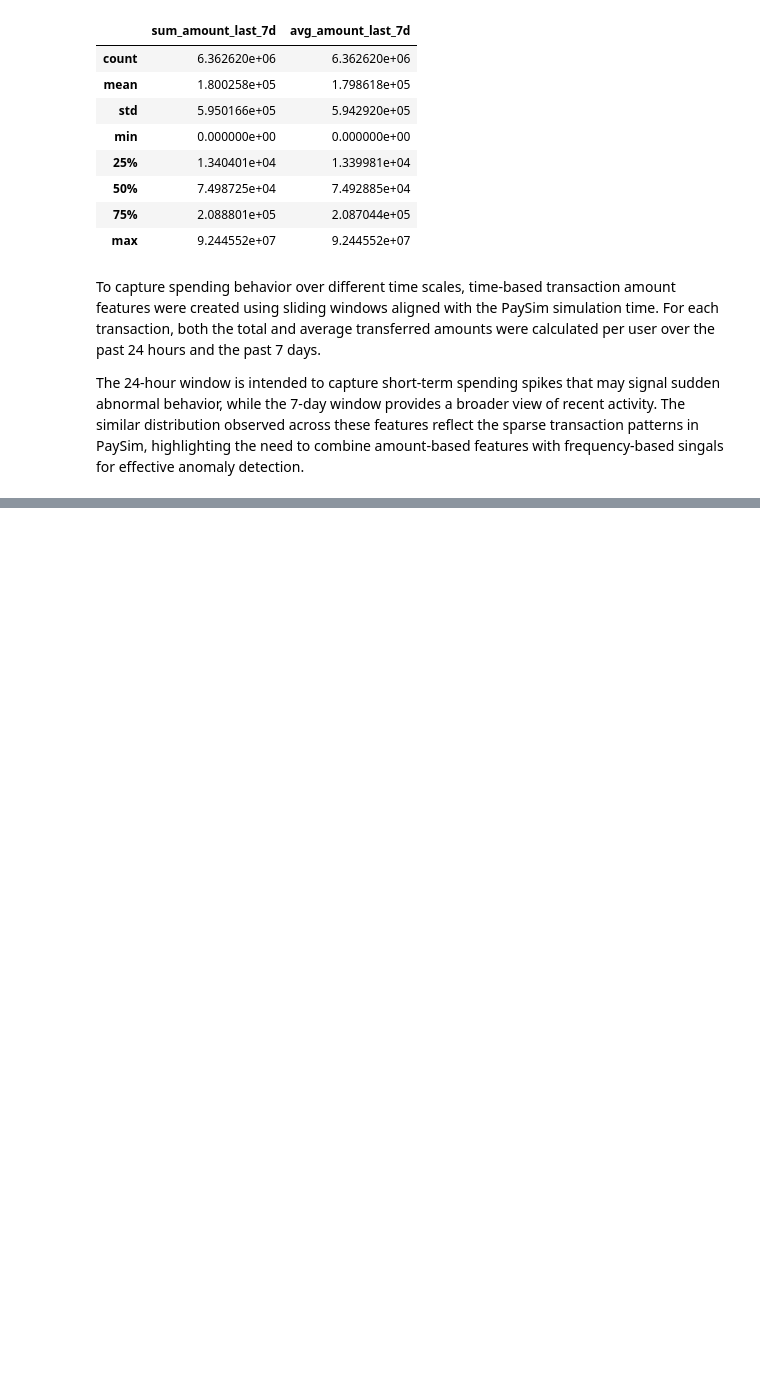
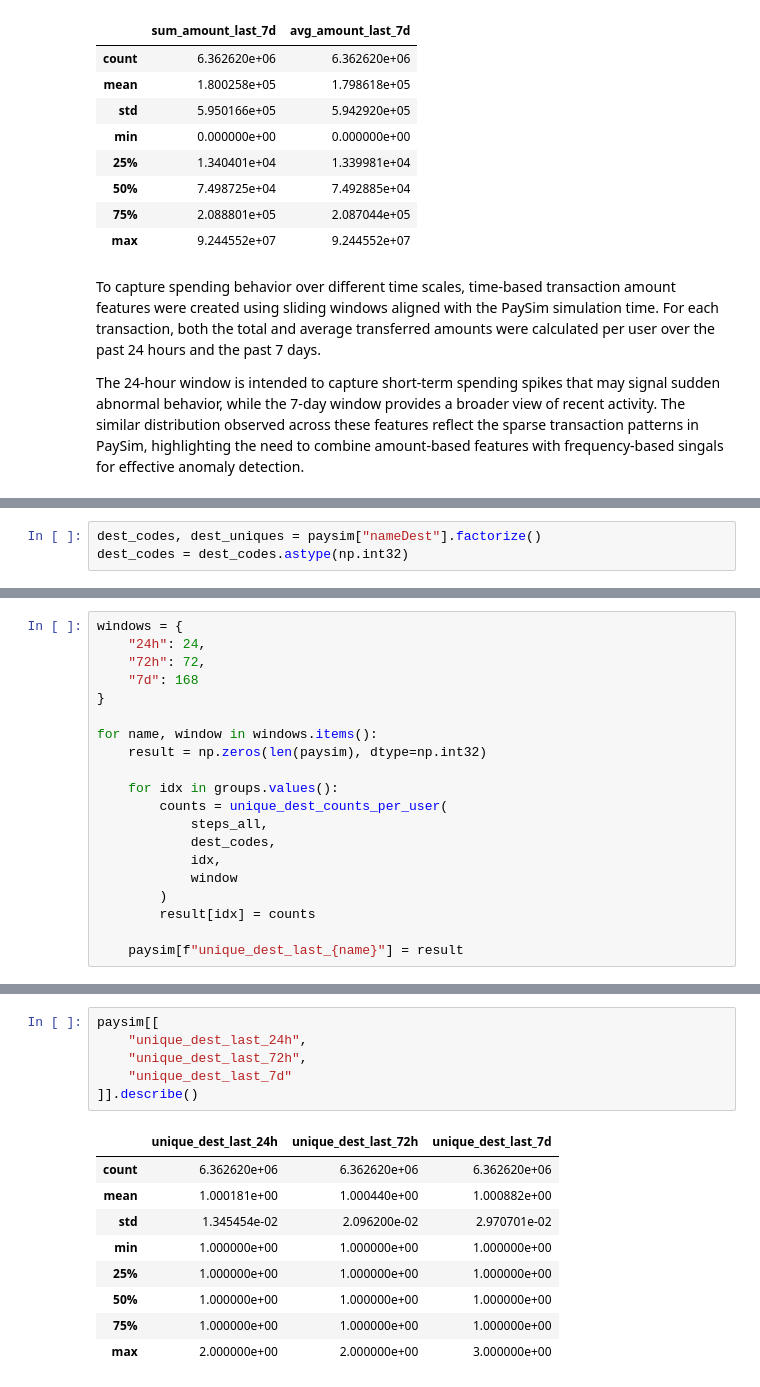
Before and after one commit to thisisehyas/Financial-Fraud-Detection-System, a Jupyter notebook: notebooks/feature_engineering.ipynb, the cells around one changed output, grey strips where cells are left out. Drawn from its saved outputs; the diff is of its cells as text; blank space fills up the shorter version.

```diff
--- a/notebooks/feature_engineering.ipynb
+++ b/notebooks/feature_engineering.ipynb
@@ -191,0 +194,3 @@ The 24-hour window is intended to capture short-term spending spikes that may si
+# %%
+dest_codes, dest_uniques = paysim["nameDest"].factorize()
+dest_codes = dest_codes.astype(np.int32)
@@ -191,0 +222,20 @@ The 24-hour window is intended to capture short-term spending spikes that may si
+# %%
+windows = {
+    "24h": 24,
+    "72h": 72,
+    "7d": 168
+}
+
+for name, window in windows.items():
+    result = np.zeros(len(paysim), dtype=np.int32)
+
+    for idx in groups.values():
+        counts = unique_dest_counts_per_user(
+            steps_all,
+            dest_codes,
+            idx,
+            window
+        )
+        result[idx] = counts
+
+    paysim[f"unique_dest_last_{name}"] = result
@@ -191,0 +254,16 @@ The 24-hour window is intended to capture short-term spending spikes that may si
+# %%
+paysim[[
+    "unique_dest_last_24h",
+    "unique_dest_last_72h",
+    "unique_dest_last_7d"
+]].describe()
+# %% [output]
+|  | unique_dest_last_24h | unique_dest_last_72h | unique_dest_last_7d |
+| count | 6.362620e+06 | 6.362620e+06 | 6.362620e+06 |
+| mean | 1.000181e+00 | 1.000440e+00 | 1.000882e+00 |
+| std | 1.345454e-02 | 2.096200e-02 | 2.970701e-02 |
+| min | 1.000000e+00 | 1.000000e+00 | 1.000000e+00 |
+| 25% | 1.000000e+00 | 1.000000e+00 | 1.000000e+00 |
+| 50% | 1.000000e+00 | 1.000000e+00 | 1.000000e+00 |
+| 75% | 1.000000e+00 | 1.000000e+00 | 1.000000e+00 |
+| max | 2.000000e+00 | 2.000000e+00 | 3.000000e+00 |
```
Also changed, not shown: parts of 14 cells of this notebook.
